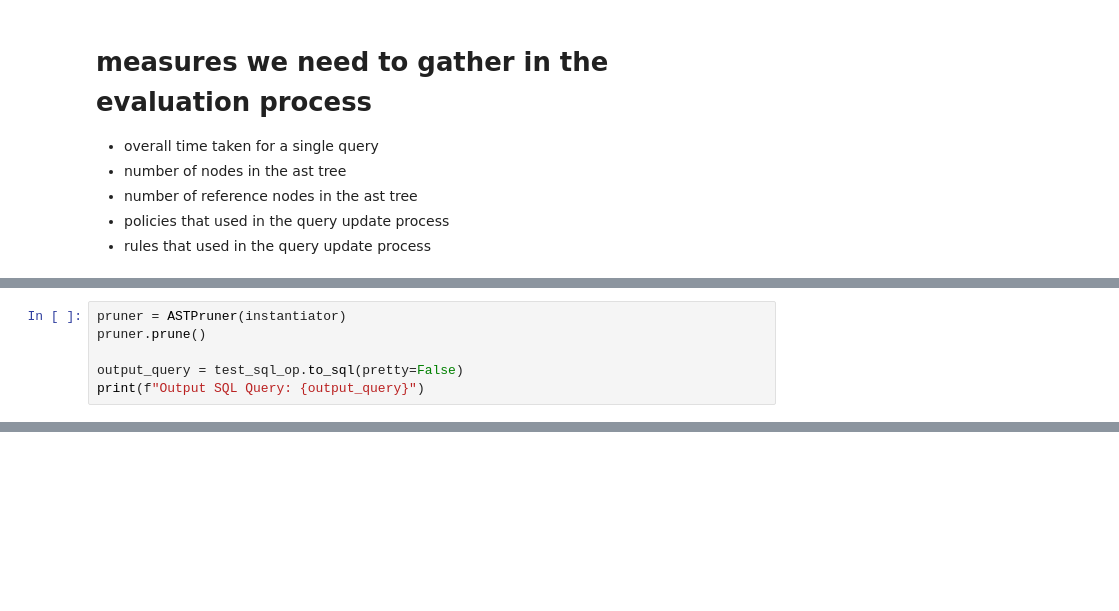
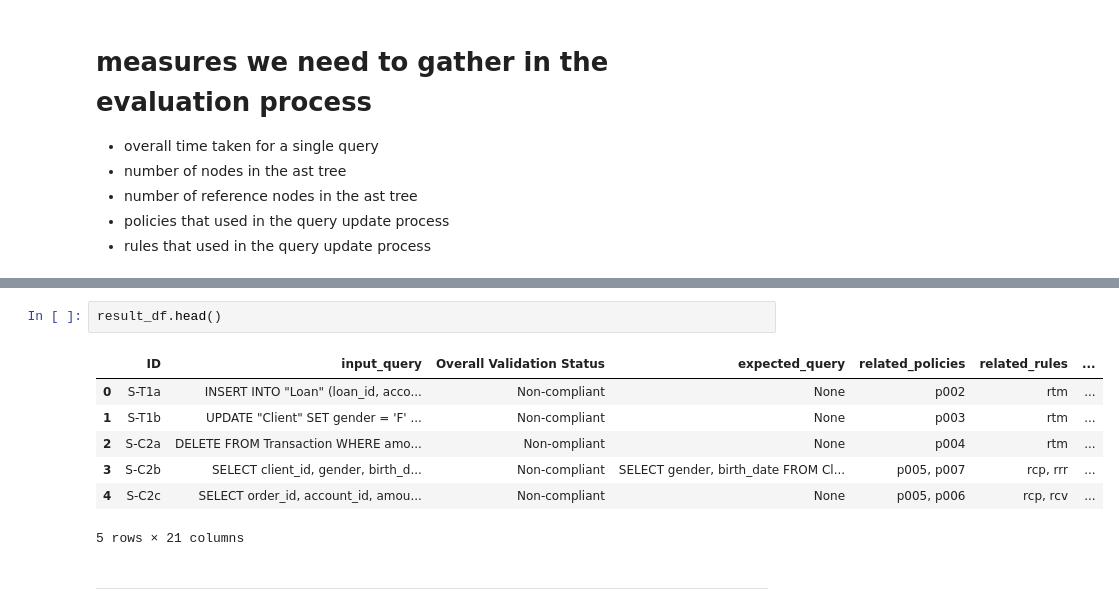
Before and after one commit to nipdep/ARGOS, a Jupyter notebook: experiments/sql_query_evaluator.ipynb, the cells around one changed output, grey strips where cells are left out. Drawn from its saved outputs; the diff is of its cells as text; blank space fills up the shorter version.

```diff
--- a/experiments/sql_query_evaluator.ipynb
+++ b/experiments/sql_query_evaluator.ipynb
@@ -112,6 +22,0 @@ SELECT Transaction.account_id, Transaction.trans_id, Transaction.k_symbol, Trans
-# %%
-pruner = ASTPruner(instantiator)
-pruner.prune()
-
-output_query = test_sql_op.to_sql(pretty=False)
-print(f"Output SQL Query: {output_query}")
@@ -321,0 +391,12 @@ True
+# %%
+result_df.head()
+# %% [output]
+|  | ID | input_query | Overall Validation Status | expected_query | related_policies | related_rules | ... |
+| 0 | S-T1a | INSERT INTO "Loan" (loan_id, acco... | Non-compliant | None | p002 | rtm | ... |
+| 1 | S-T1b | UPDATE "Client" SET gender = 'F' ... | Non-compliant | None | p003 | rtm | ... |
+| 2 | S-C2a | DELETE FROM Transaction WHERE amo... | Non-ompliant | None | p004 | rtm | ... |
+| 3 | S-C2b | SELECT client_id, gender, birth_d... | Non-compliant | SELECT gender, birth_date FROM Cl... | p005, p007 | rcp, rrr | ... |
+| 4 | S-C2c | SELECT order_id, account_id, amou... | Non-compliant | None | p005, p006 | rcp, rcv | ... |
+5 rows × 21 columns
+# %% [markdown]
+---
```
Also changed, not shown: parts of 21 cells of this notebook.
